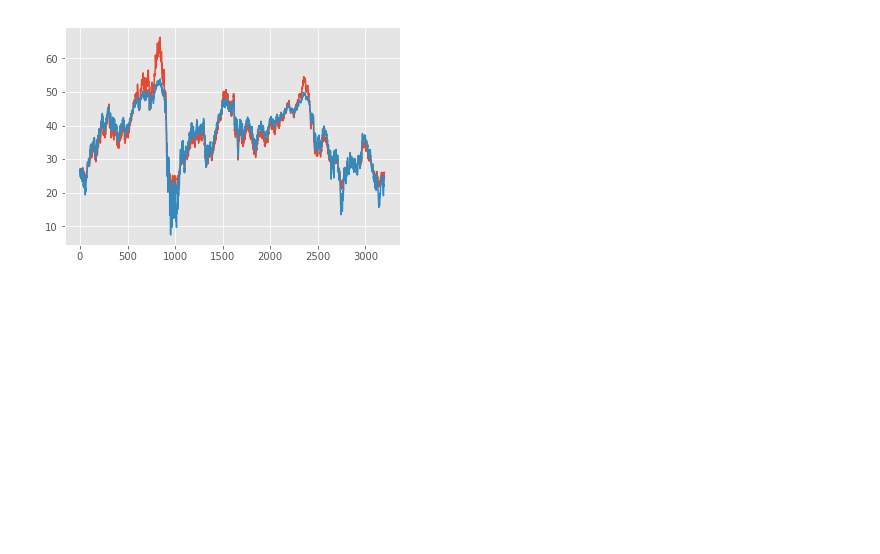
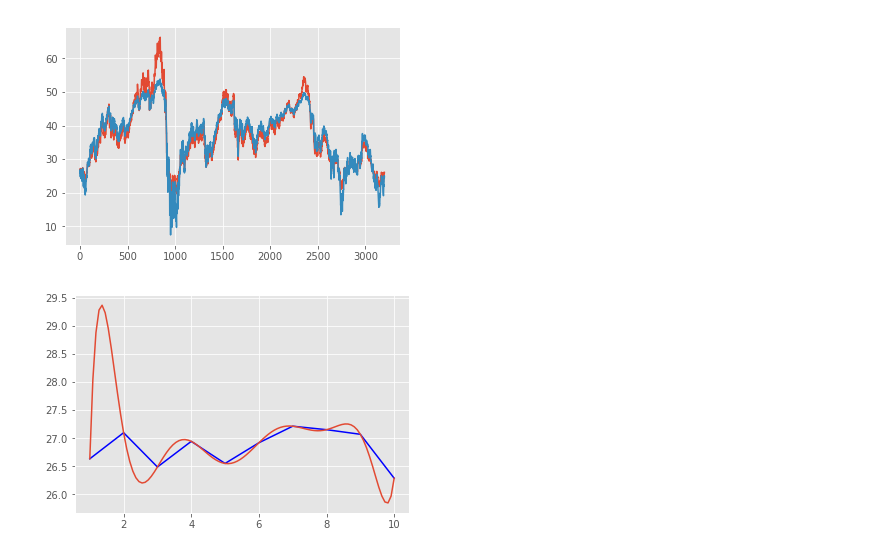
Before and after one commit to Ivanevil/Bfg, a Jupyter notebook: Lab 3 vse xy.ipynb, the cells around one changed output. Cells and saved outputs as stored; diff of their text form; code cells hidden in the pictures; blank space fills up the shorter version.

```diff
--- a/Lab 3 vse xy.ipynb
+++ b/Lab 3 vse xy.ipynb
@@ -76,3 +76,35 @@ plt.grid(True)
 plt.show()
 # %% [output]
 [figure]
+# %%
+import numpy as np  #z2 Lagranz
+import matplotlib.pyplot as plt
+myfile = pd.read_csv("data_var02.txt")
+myfile.head()
+
+fid = open("data_var02.txt", "r")
+lines = fid.readlines()
+fid.close()
+
+
+y=np.array([26.633,27.097,26.487,26.943,26.55,26.918,27.213,27.151,27.069,26.287],dtype=float )
+x=np.array([1,2,3,4,5,6,7,8,9,10],dtype=float)
+def lagranz(x,y,t):
+    z=0
+    for j in range(len(y)):
+        p1=1; p2=1
+        for i in range(len(x)):
+            if i==j:
+                p1=p1*1; p2=p2*1
+            else:
+                p1=p1*(t-x[i])
+                p2=p2*(x[j]-x[i])
+        z=z+y[j]*p1/p2
+    return z
+xnew=np.linspace(np.max(x),np.min(x),100)
+ynew=[lagranz(x,y,i) for i in xnew]
+plt.plot(x,y,'b',xnew,ynew)
+plt.grid(True)
+plt.show();
+# %% [output]
+[figure, added]
```
Also changed, not shown: parts of 1 cell of this notebook.
